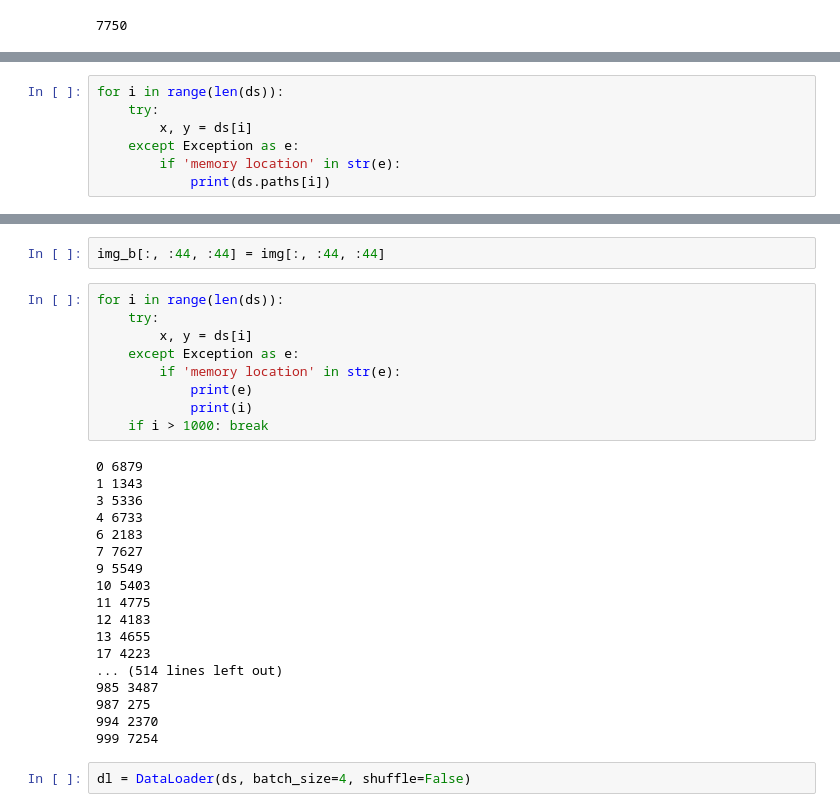
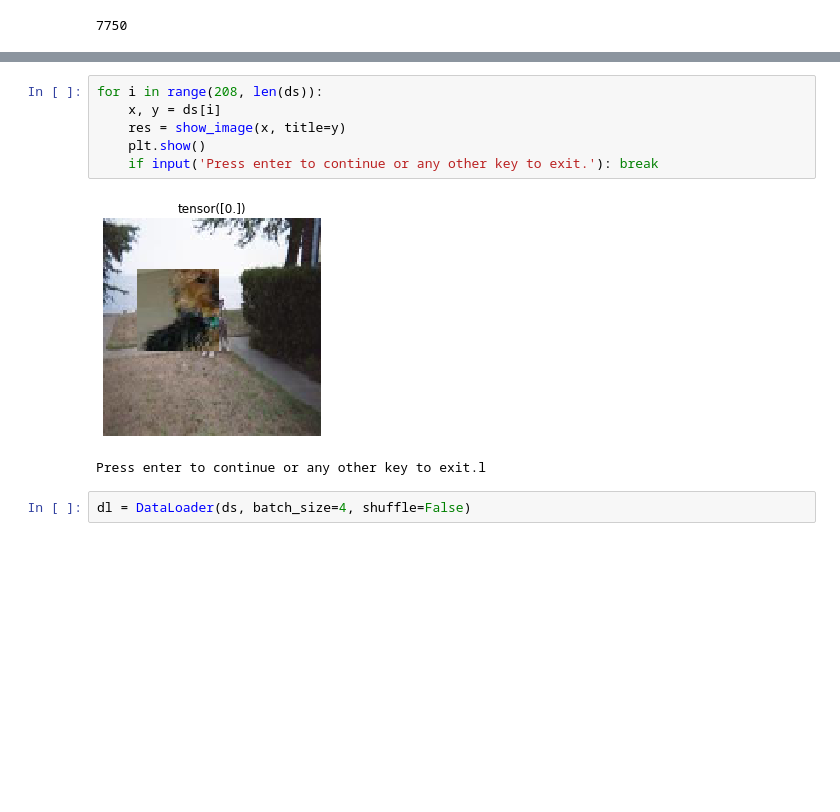
Before and after one commit to hdmamin/self-supervised-vision-exp, a Jupyter notebook: notebooks/nb05-patchwork-ds.ipynb, the cells around one changed output, grey strips where cells are left out. Cells and saved outputs as stored; diff of their text form; blank space fills up the shorter version.

```diff
--- a/notebooks/nb05-patchwork-ds.ipynb
+++ b/notebooks/nb05-patchwork-ds.ipynb
@@ -144,7 +168,0 @@ show_image(x, title=y)
-# %%
-for i in range(len(ds)):
-    try:
-        x, y = ds[i]
-    except Exception as e:
-        if 'memory location' in str(e):
-            print(ds.paths[i])
@@ -175,32 +169,12 @@ RuntimeError: unsupported operation: more than one element of the written-to ten
-# %%
-img_b[:, :44, :44] = img[:, :44, :44]
-# %%
-for i in range(len(ds)):
-    try:
-        x, y = ds[i]
-    except Exception as e:
-        if 'memory location' in str(e):
-            print(e)
-            print(i)
-    if i > 1000: break
-# %% [output]
-0 6879
-1 1343
-3 5336
-4 6733
-6 2183
-7 7627
-9 5549
-10 5403
-11 4775
-12 4183
-13 4655
-17 4223
-... (514 lines left out)
-985 3487
-987 275
-994 2370
-999 7254
+# %%
+for i in range(208, len(ds)):
+    x, y = ds[i]
+    res = show_image(x, title=y)
+    plt.show()
+    if input('Press enter to continue or any other key to exit.'): break
+# %% [output]
+[figure, added]
+Press enter to continue or any other key to exit.l
 # %%
 dl = DataLoader(ds, batch_size=4, shuffle=False)
 # %%
```
Also changed, not shown: parts of 8 cells of this notebook, 2 other files.
